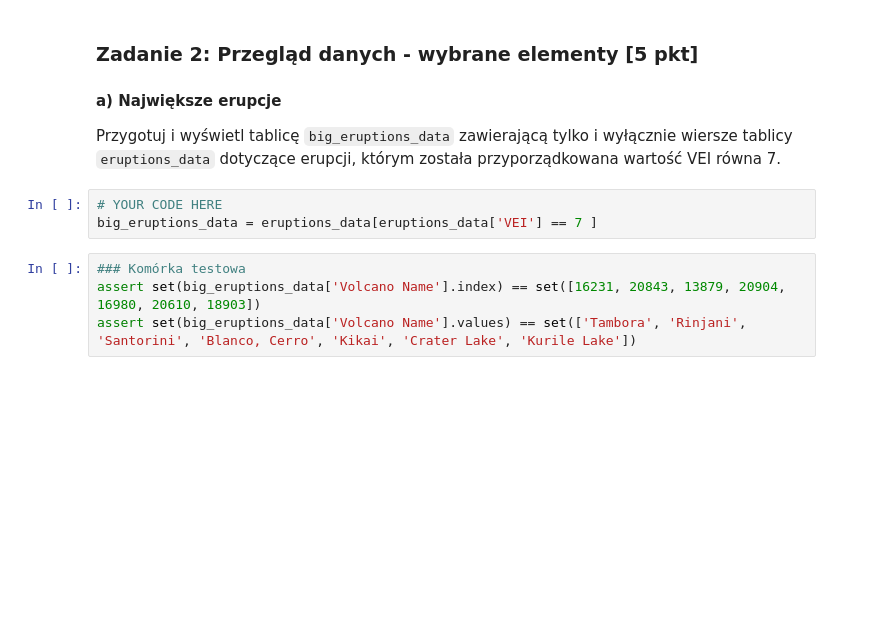
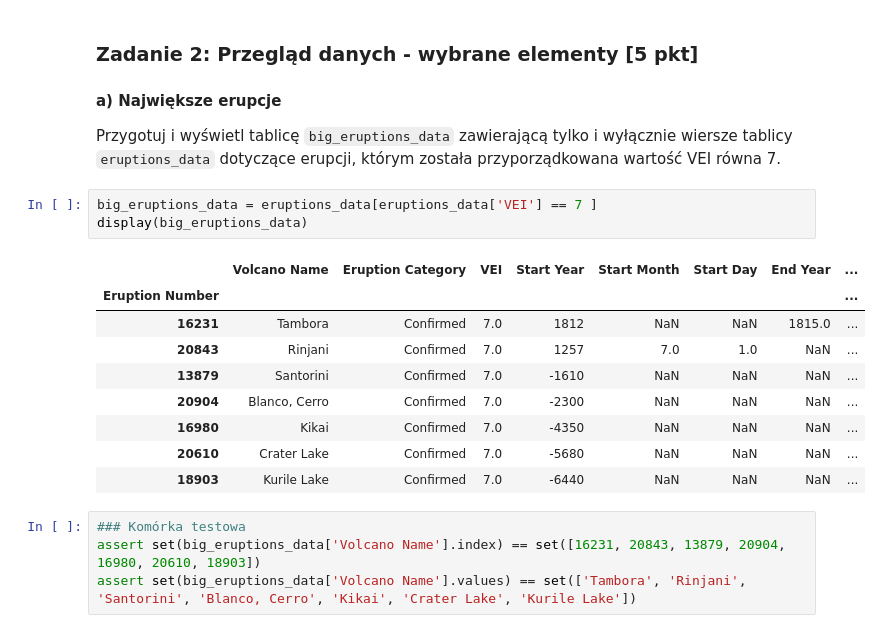
Before and after one commit to kubanskan/AGHCourse-DataAnalysisPython, a Jupyter notebook: Project1-DescriptiveStatistics/ZZ01_CZ02.ipynb, the cells around one changed output. Drawn from its saved outputs; the diff is of its cells as text; blank space fills up the shorter version.

Commit message:
ZZ01_CZ02 displaying

```diff
--- a/Project1-DescriptiveStatistics/ZZ01_CZ02.ipynb
+++ b/Project1-DescriptiveStatistics/ZZ01_CZ02.ipynb
@@ -64,8 +64,18 @@ eruptions_data
 #### a) Największe erupcje
 Przygotuj i wyświetl tablicę `big_eruptions_data` zawierającą tylko i wyłącznie wiersze tablicy `eruptions_data` dotyczące erupcji, którym została przyporządkowana wartość VEI równa 7.
 # %%
-# YOUR CODE HERE
 big_eruptions_data = eruptions_data[eruptions_data['VEI'] == 7 ]
+display(big_eruptions_data)
+# %% [output]
+|  | Volcano Name | Eruption Category | VEI | Start Year | Start Month | Start Day | End Year | ... |
+| Eruption Number |  |  |  |  |  |  |  | ... |
+| 16231 | Tambora | Confirmed | 7.0 | 1812 | NaN | NaN | 1815.0 | ... |
+| 20843 | Rinjani | Confirmed | 7.0 | 1257 | 7.0 | 1.0 | NaN | ... |
+| 13879 | Santorini | Confirmed | 7.0 | -1610 | NaN | NaN | NaN | ... |
+| 20904 | Blanco, Cerro | Confirmed | 7.0 | -2300 | NaN | NaN | NaN | ... |
+| 16980 | Kikai | Confirmed | 7.0 | -4350 | NaN | NaN | NaN | ... |
+| 20610 | Crater Lake | Confirmed | 7.0 | -5680 | NaN | NaN | NaN | ... |
+| 18903 | Kurile Lake | Confirmed | 7.0 | -6440 | NaN | NaN | NaN | ... |
 # %%
 ### Komórka testowa
 assert set(big_eruptions_data['Volcano Name'].index) == set([16231, 20843, 13879, 20904, 16980, 20610, 18903])
```
Also changed, not shown: parts of 5 cells of this notebook.
